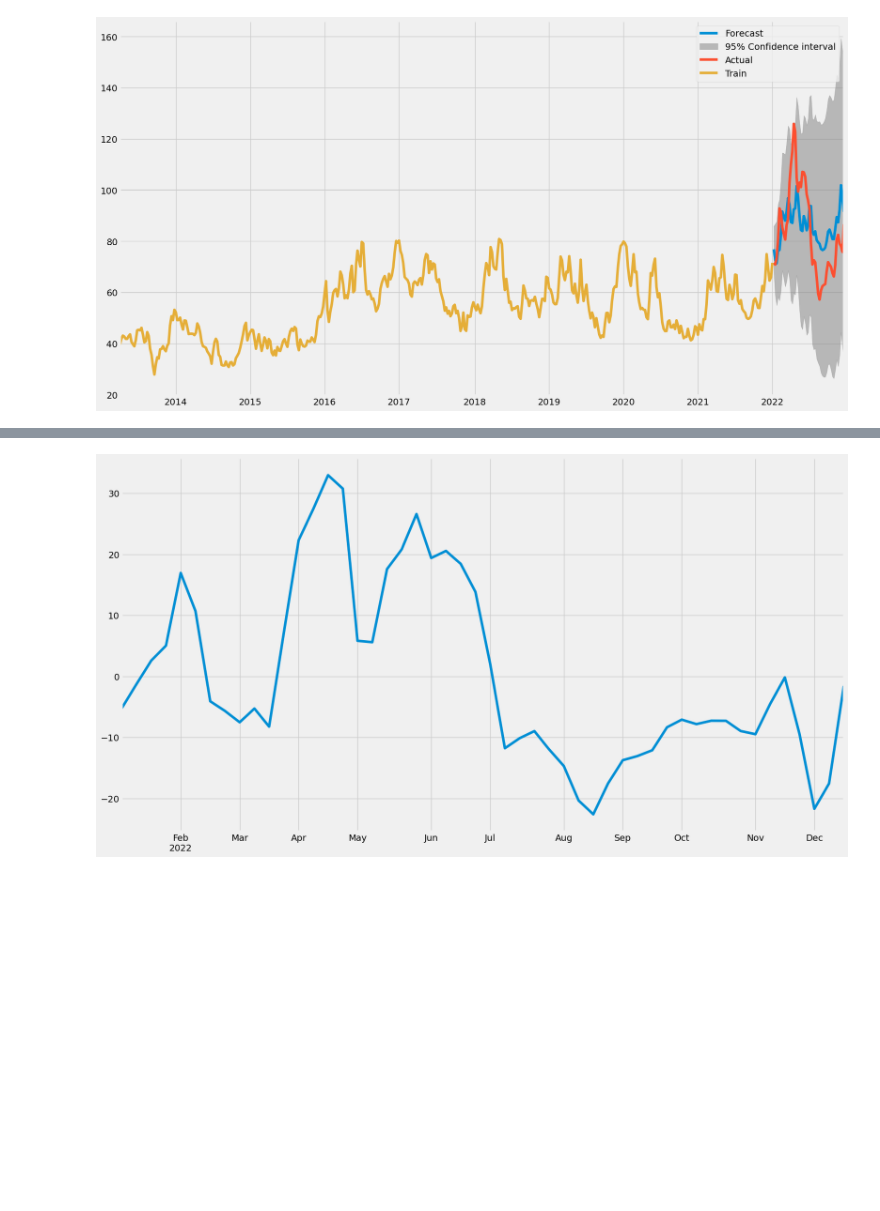
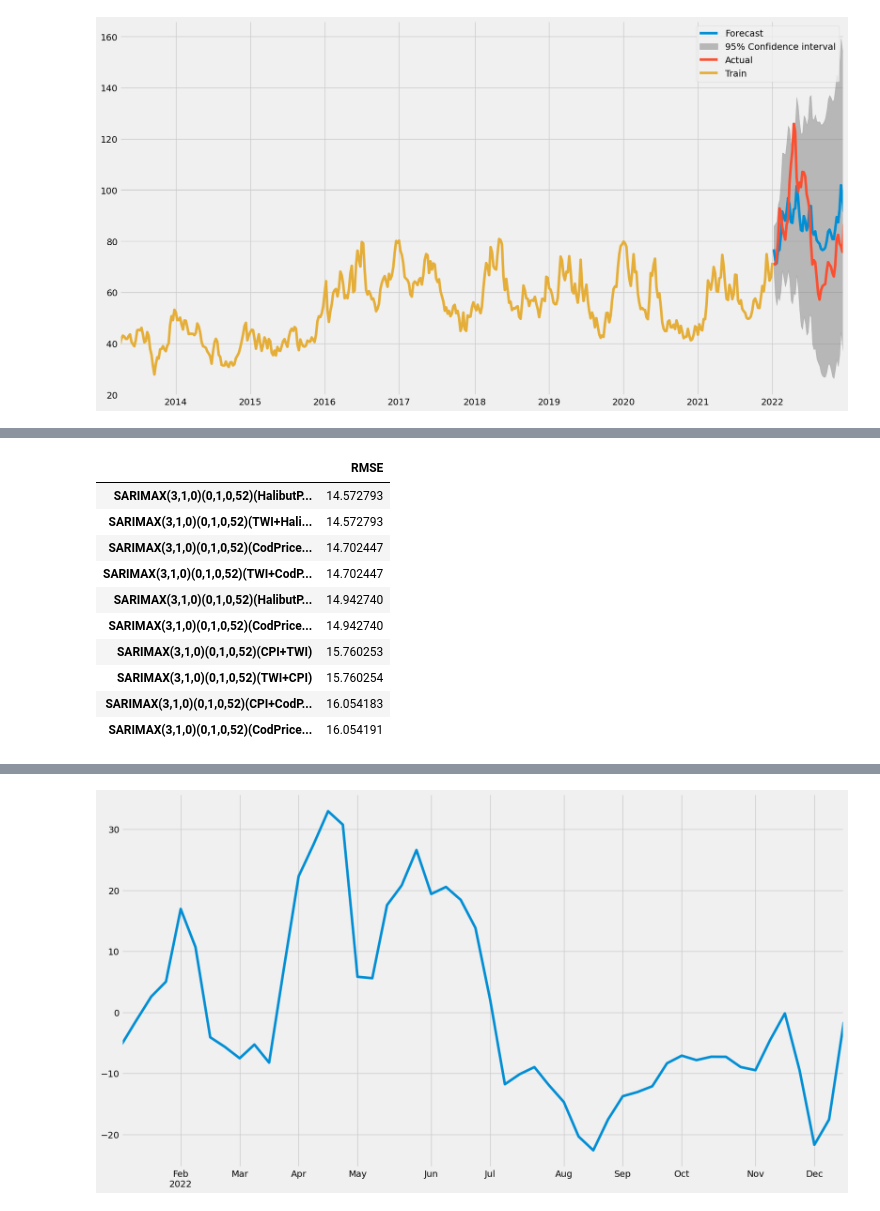
Before and after one commit to BachelorLaks/bachelor2023, a Jupyter notebook: data/ARIMA.ipynb, the cells around one changed output, grey strips where cells are left out. Drawn from its saved outputs; the diff is of its cells as text; code cells hidden in the pictures; blank space fills up the shorter version.

```diff
--- a/data/ARIMA.ipynb
+++ b/data/ARIMA.ipynb
@@ -522,21 +522,6 @@ plt.show()
 #                 SARIMAX_RMSE_df = SARIMAX_RMSE_df.append(pd.DataFrame({'RMSE':[RMSE]}, index=['SARIMAX('+str(p)+','+str(d)+','+str(q)+')('+str(P)+','+str(D)+','+str(Q)+',52)']));
 #             except:
 #                 continue;
-# %%
-SARIMAX_RMSE_df = pd.DataFrame()
-
-p = 3
-d = 1
-q = 0
-P = 0
-D = 1
-Q = 0
-
-SARIMAX_model = SARIMAX(train, order=(p,d,q), seasonal_order=(P,D,Q,52), exog=train_all.drop(columns=['SalmonPrice']))
-SARIMAX_fit = SARIMAX_model.fit(disp=False)
-SARIMAX_forecasts = SARIMAX_fit.forecast(50, exog=test_all.drop(columns=['SalmonPrice']))
-RMSE = np.sqrt(metrics.mean_squared_error(test, SARIMAX_forecasts))
-SARIMAX_RMSE_df = SARIMAX_RMSE_df.append(pd.DataFrame({'RMSE':[RMSE]}, index=['SARIMAX('+str(p)+','+str(d)+','+str(q)+')('+str(P)+','+str(D)+','+str(Q)+',52)']));
 # %%
 exogenous_train = train_all.drop(columns=['SalmonPrice'])
 exogenous_test = test_all.drop(columns=['SalmonPrice'])
@@ -605,6 +628,20 @@ for i in exogenous_train.columns:
                 continue;
 # %%
 SARIMAX_multi_RMSE_df.sort_values(by=['RMSE'], ascending=True).style.to_latex('Figures/ARIMA/SARIMAX_multi_RMSE_df.tex', hrules=True)
+# %%
+SARIMAX_multi_RMSE_df.sort_values(by=['RMSE'], ascending=True).head(10)
+# %% [output]
+|  | RMSE |
+| SARIMAX(3,1,0)(0,1,0,52)(HalibutP... | 14.572793 |
+| SARIMAX(3,1,0)(0,1,0,52)(TWI+Hali... | 14.572793 |
+| SARIMAX(3,1,0)(0,1,0,52)(CodPrice... | 14.702447 |
+| SARIMAX(3,1,0)(0,1,0,52)(TWI+CodP... | 14.702447 |
+| SARIMAX(3,1,0)(0,1,0,52)(HalibutP... | 14.942740 |
+| SARIMAX(3,1,0)(0,1,0,52)(CodPrice... | 14.942740 |
+| SARIMAX(3,1,0)(0,1,0,52)(CPI+TWI) | 15.760253 |
+| SARIMAX(3,1,0)(0,1,0,52)(TWI+CPI) | 15.760254 |
+| SARIMAX(3,1,0)(0,1,0,52)(CPI+CodP... | 16.054183 |
+| SARIMAX(3,1,0)(0,1,0,52)(CodPrice... | 16.054191 |
 # %%
 %%capture
 # Create a plot from the best sarimax model using two exogenous variables
```
Also changed, not shown: parts of 11 cells of this notebook, 5 other files.
